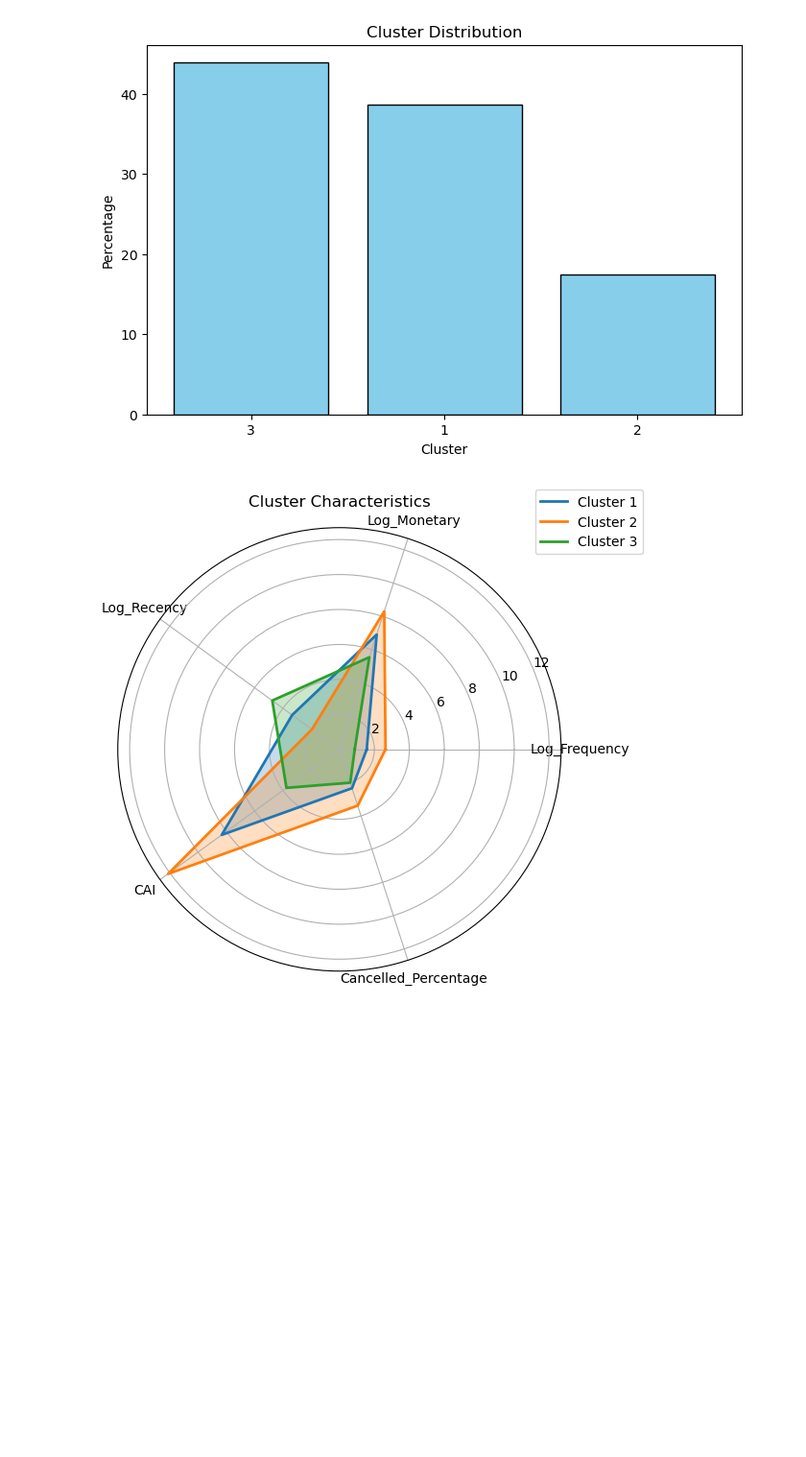
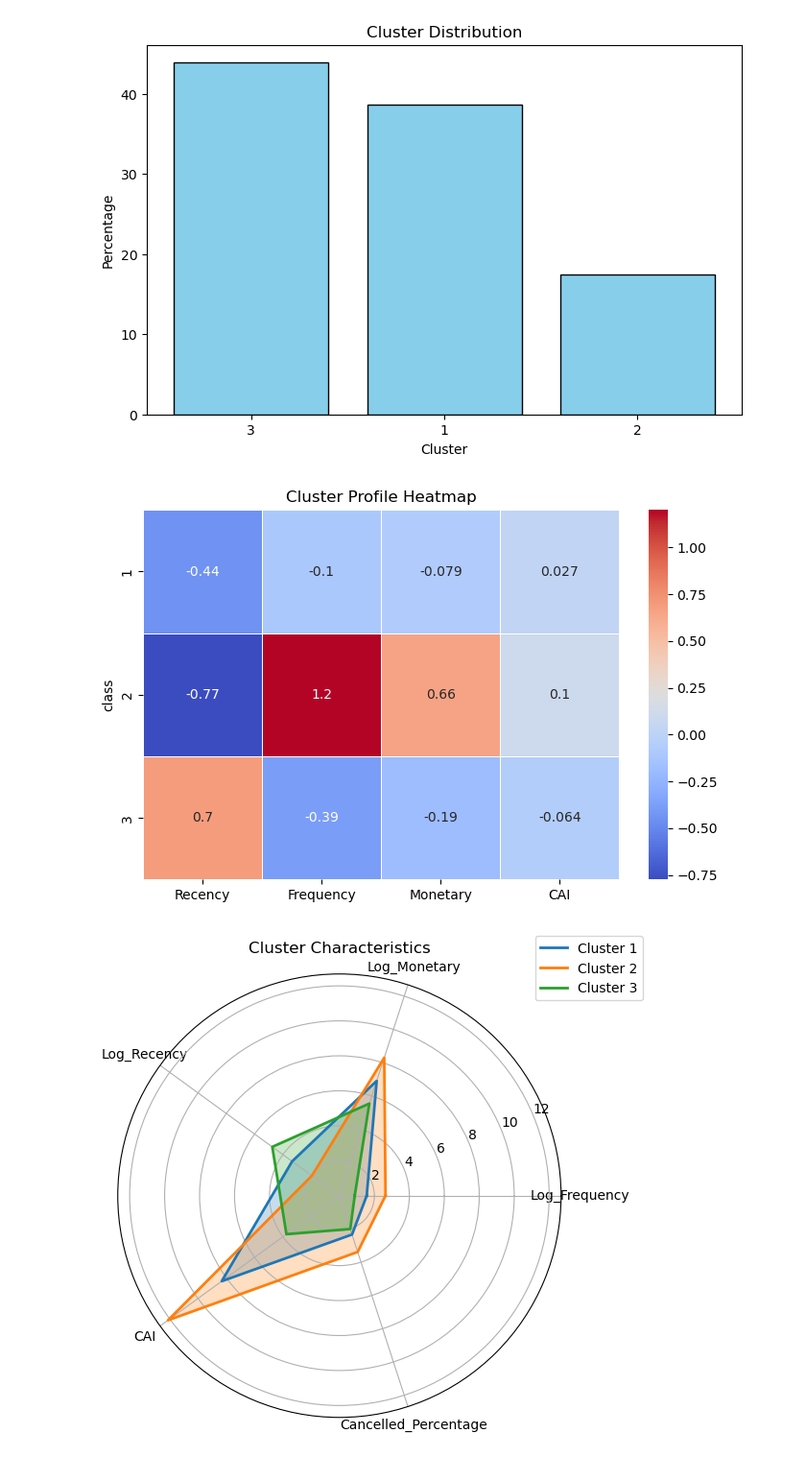
Before and after one commit to cjw612/Customer_Clustering_Business_Report, a Jupyter notebook: Segmentation.ipynb, the cells around one changed output. Shown at 96% size. Drawn from its saved outputs; the diff is of its cells as text; code cells hidden in the pictures; blank space fills up the shorter version.

Commit message:
heatmap

```diff
--- a/Segmentation.ipynb
+++ b/Segmentation.ipynb
@@ -299,6 +301,27 @@ plt.title("Cluster Distribution")
 plt.show()
 # %% [output]
 [figure]
+# %%
+# Standardize RFM values
+scaler = StandardScaler()
+rfm_scaled = scaler.fit_transform(rfm_df[['Recency', 'Frequency', 'Monetary', 'CAI']])
+
+# Convert back to DataFrame
+rfm_scaled_df = pd.DataFrame(rfm_scaled, columns=['Recency', 'Frequency', 'Monetary', 'CAI'], index=rfm_df.index)
+
+# Retain Cluster labels
+rfm_scaled_df['class'] = rfm_df['class']
+
+# Aggregate Mean Values per Cluster
+heatmap_data = rfm_scaled_df.groupby('class').mean()
+
+# Create Heatmap
+plt.figure(figsize=(8, 5))
+sns.heatmap(heatmap_data, annot=True, cmap='coolwarm', linewidths=0.5)
+plt.title("Cluster Profile Heatmap")
+plt.show()
+# %% [output]
+[figure, added]
 # %%
 # Radar chart for each cluster
 cluster_means = rfm_df.groupby("class")[["Log_Frequency", "Log_Monetary", "Log_Recency", "CAI", "Cancelled_Percentage"]].mean()
```
Also changed, not shown: parts of 3 cells of this notebook, 1 other file.
